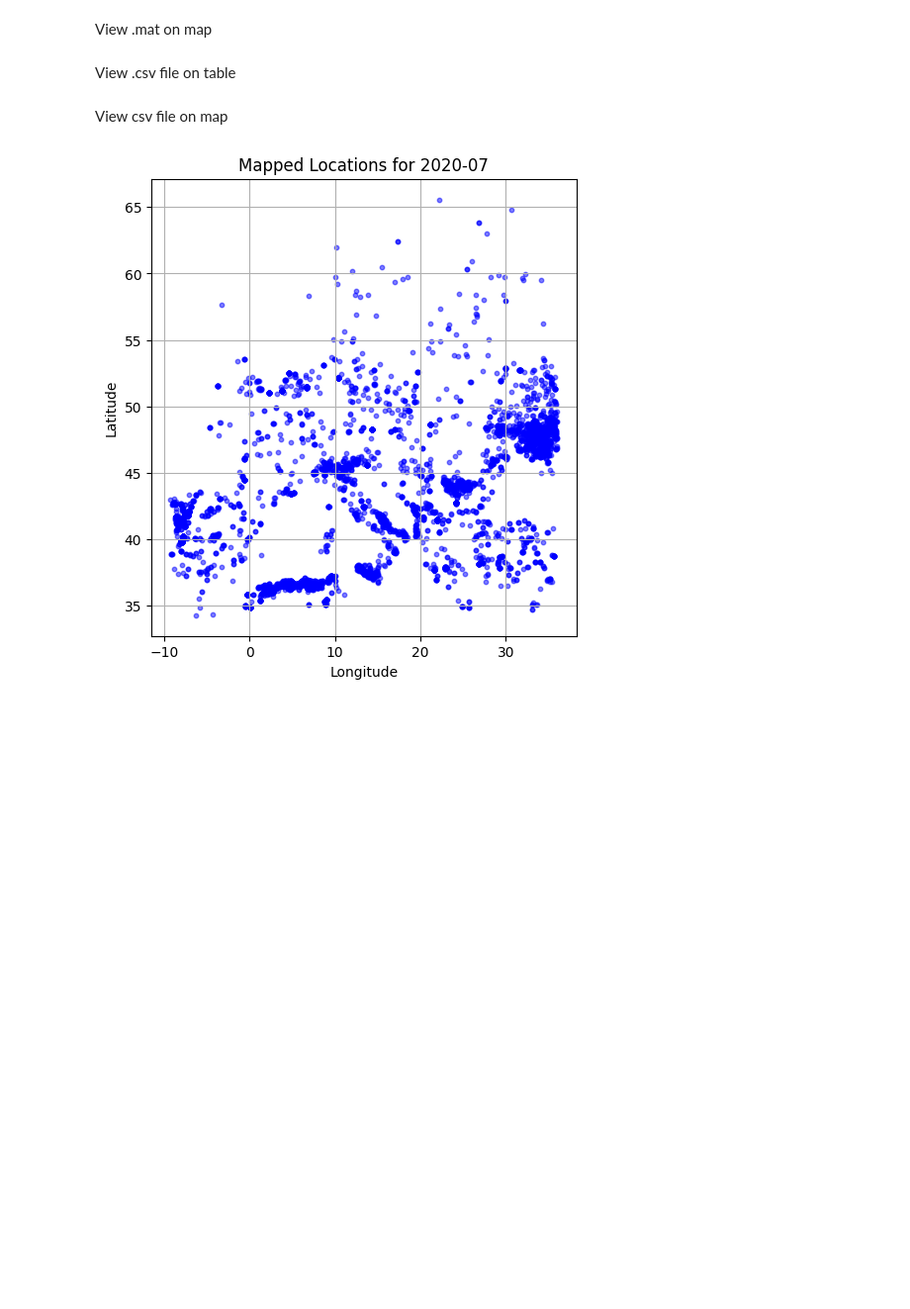
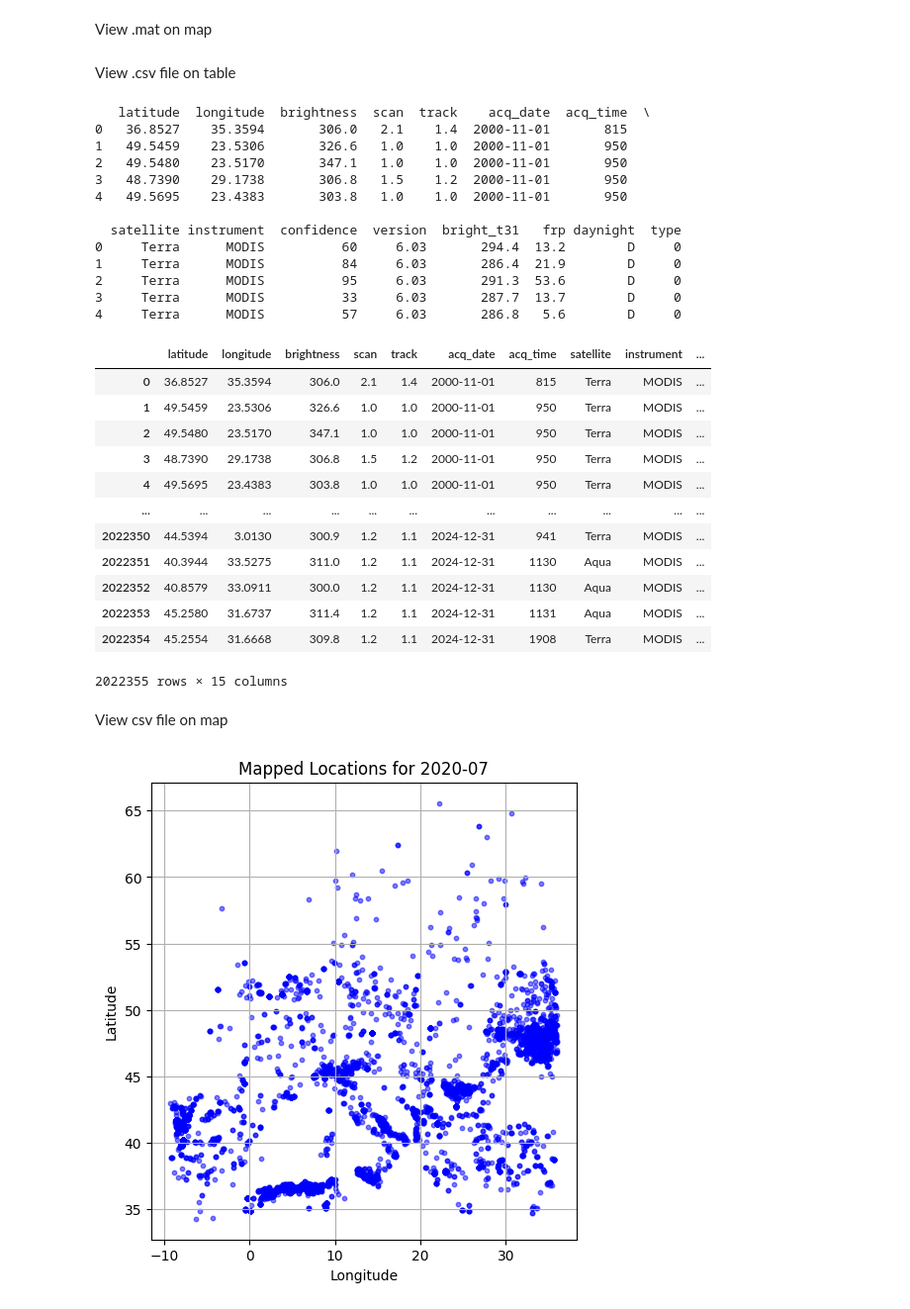
Before and after one commit to Sofs27/Thesis, a Jupyter notebook: Code/VisualizeData.ipynb, the cells around one changed output. Shown at 99% size. Saved outputs shown, nothing was run; the diff lists cells and outputs as text; code cells hidden in the pictures; blank space fills up the shorter version.

```diff
--- a/Code/VisualizeData.ipynb
+++ b/Code/VisualizeData.ipynb
@@ -195,14 +159,43 @@ View .csv file on table
 # %%
 import pandas as pd
 import matplotlib.pyplot as plt
 
-file_path = r"E:/IPMA/ERA5/Temperature/yearly_temperature_stats.csv"
+file_path = r"E:\IPMA\FRP\FRP_2000_2024.csv"
 
 # Load CSV into a pandas DataFrame
 df = pd.read_csv(file_path)
 
 # Display the first few rows of the DataFrame to verify data loading
 print(df.head())
+
+df
+# %% [output]
+   latitude  longitude  brightness  scan  track    acq_date  acq_time  \
+0   36.8527    35.3594       306.0   2.1    1.4  2000-11-01       815
+1   49.5459    23.5306       326.6   1.0    1.0  2000-11-01       950
+2   49.5480    23.5170       347.1   1.0    1.0  2000-11-01       950
+3   48.7390    29.1738       306.8   1.5    1.2  2000-11-01       950
+4   49.5695    23.4383       303.8   1.0    1.0  2000-11-01       950
+
+  satellite instrument  confidence  version  bright_t31   frp daynight  type
+0     Terra      MODIS          60     6.03       294.4  13.2        D     0
+1     Terra      MODIS          84     6.03       286.4  21.9        D     0
+2     Terra      MODIS          95     6.03       291.3  53.6        D     0
+3     Terra      MODIS          33     6.03       287.7  13.7        D     0
+4     Terra      MODIS          57     6.03       286.8   5.6        D     0
+|  | latitude | longitude | brightness | scan | track | acq_date | acq_time | satellite | instrument | ... |
+| 0 | 36.8527 | 35.3594 | 306.0 | 2.1 | 1.4 | 2000-11-01 | 815 | Terra | MODIS | ... |
+| 1 | 49.5459 | 23.5306 | 326.6 | 1.0 | 1.0 | 2000-11-01 | 950 | Terra | MODIS | ... |
+| 2 | 49.5480 | 23.5170 | 347.1 | 1.0 | 1.0 | 2000-11-01 | 950 | Terra | MODIS | ... |
+| 3 | 48.7390 | 29.1738 | 306.8 | 1.5 | 1.2 | 2000-11-01 | 950 | Terra | MODIS | ... |
+| 4 | 49.5695 | 23.4383 | 303.8 | 1.0 | 1.0 | 2000-11-01 | 950 | Terra | MODIS | ... |
+| ... | ... | ... | ... | ... | ... | ... | ... | ... | ... | ... |
+| 2022350 | 44.5394 | 3.0130 | 300.9 | 1.2 | 1.1 | 2024-12-31 | 941 | Terra | MODIS | ... |
+| 2022351 | 40.3944 | 33.5275 | 311.0 | 1.2 | 1.1 | 2024-12-31 | 1130 | Aqua | MODIS | ... |
+| 2022352 | 40.8579 | 33.0911 | 300.0 | 1.2 | 1.1 | 2024-12-31 | 1130 | Aqua | MODIS | ... |
+| 2022353 | 45.2580 | 31.6737 | 311.4 | 1.2 | 1.1 | 2024-12-31 | 1131 | Aqua | MODIS | ... |
+| 2022354 | 45.2554 | 31.6668 | 309.8 | 1.2 | 1.1 | 2024-12-31 | 1908 | Terra | MODIS | ... |
+2022355 rows × 15 columns
 # %% [markdown]
 View csv file on map
 # %%
```
Also changed, not shown: parts of 4 cells of this notebook, 7 other files.
